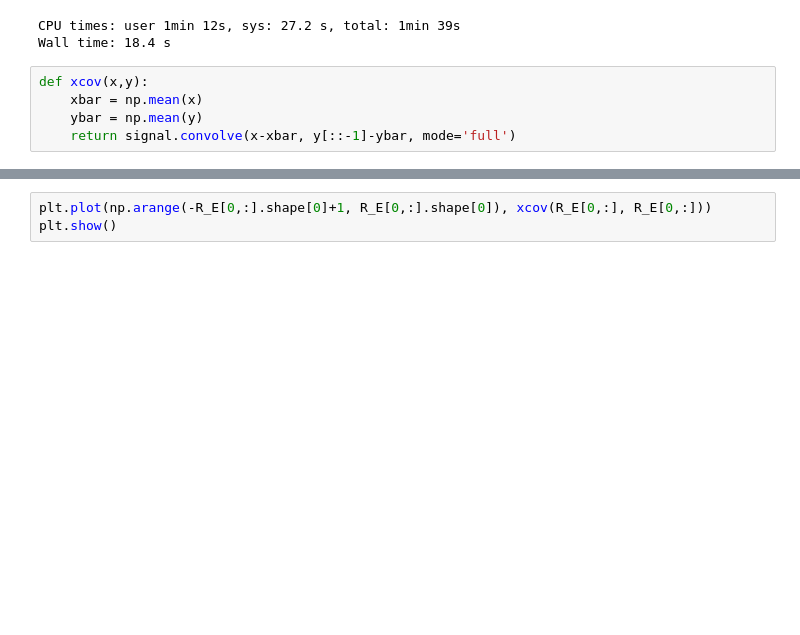
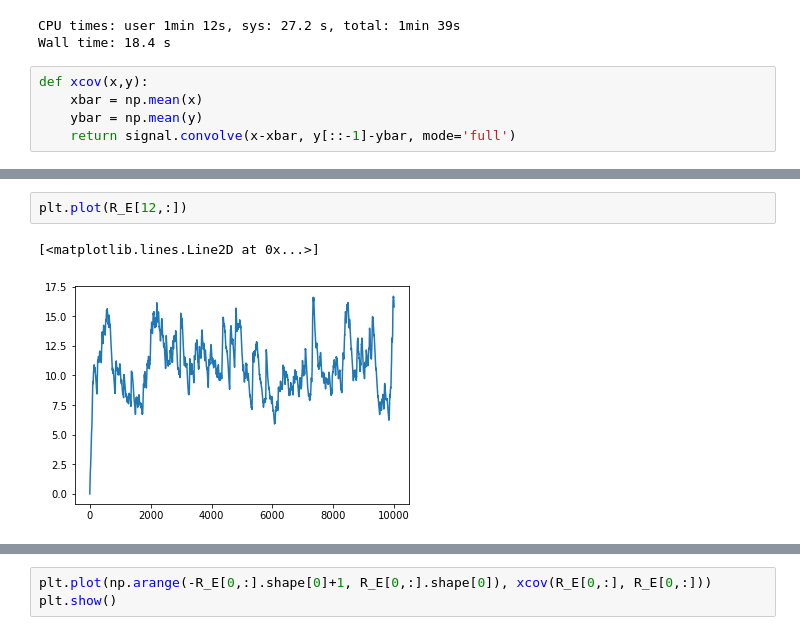
Before and after one commit to alexnegron/SCGB-Fellowship, a Jupyter notebook: Noisy model.ipynb, the cells around one changed output, grey strips where cells are left out. Drawn from its saved outputs; the diff is of its cells as text; blank space fills up the shorter version.

```diff
--- a/Noisy model.ipynb
+++ b/Noisy model.ipynb
@@ -107,0 +113,5 @@ def xcov(x,y):
+# %%
+plt.plot(R_E[12,:])
+# %% [output]
+[<matplotlib.lines.Line2D at 0x...>]
+[figure, added]
```
Also changed, not shown: parts of 2 cells of this notebook.
